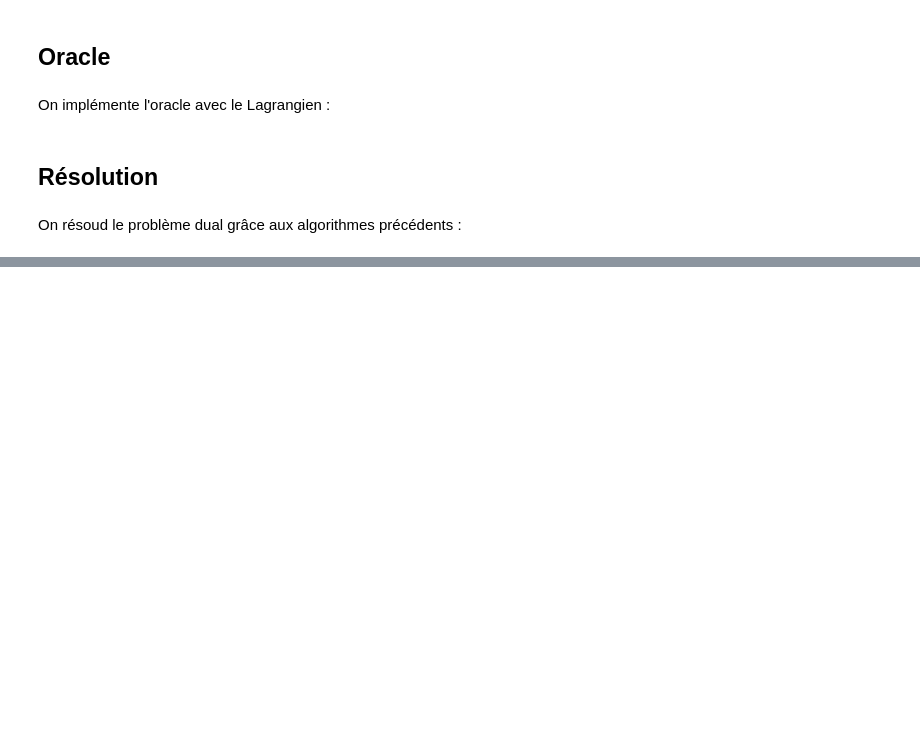
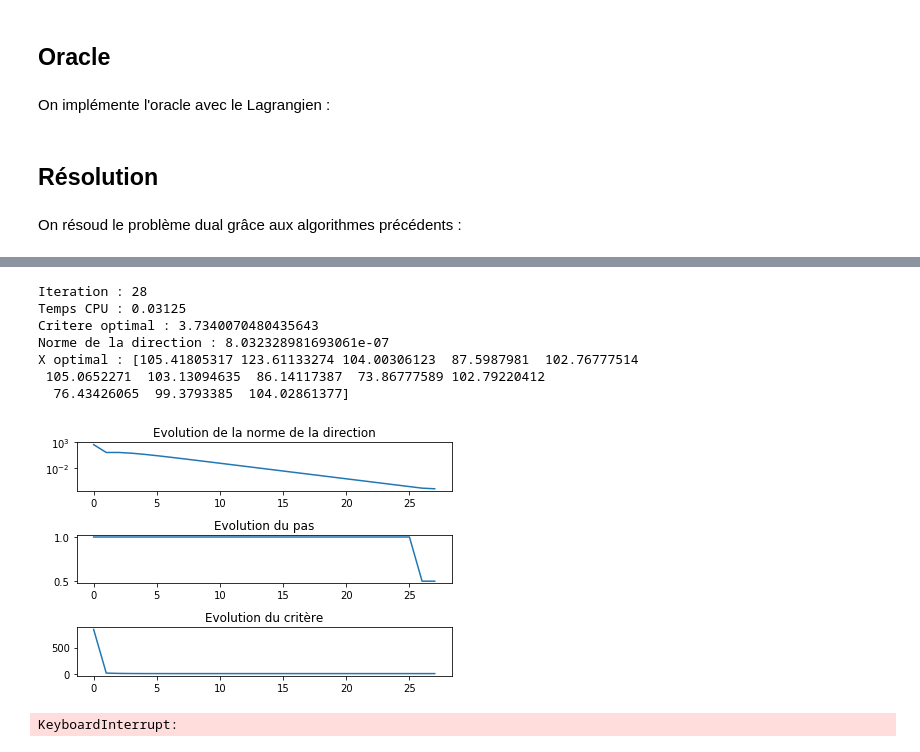
Before and after one commit to LouisDumont/Projet-Opti-Controle, a Jupyter notebook: rapport.ipynb, the cells around one changed output, grey strips where cells are left out. Cells and saved outputs as stored; diff of their text form; code cells hidden in the pictures; blank space fills up the shorter version.

```diff
--- a/rapport.ipynb
+++ b/rapport.ipynb
@@ -120,4 +251,15 @@ result_polak = gradient_polak(oracle, x0)
 # %%
-result_newton = newton(oracle, x0)
+result_newton = newton(oracle, u0)
+# %% [output]
+Iteration : 28
+Temps CPU : 0.03125
+Critere optimal : 3.7340070480435643
+Norme de la direction : 8.032328981693061e-07
+X optimal : [105.41805317 123.61133274 104.00306123  87.5987981  102.76777514
+ 105.0652271  103.13094635  86.14117387  73.86777589 102.79220412
+  76.43426065  99.3793385  104.02861377]
+[figure, added]
 # %%
-result_bfgs = bfgs(oracle, x0)
+result_bfgs = bfgs(oracle, u0)
+# %% [output]
+KeyboardInterrupt:
```
Also changed, not shown: parts of 12 cells of this notebook.
